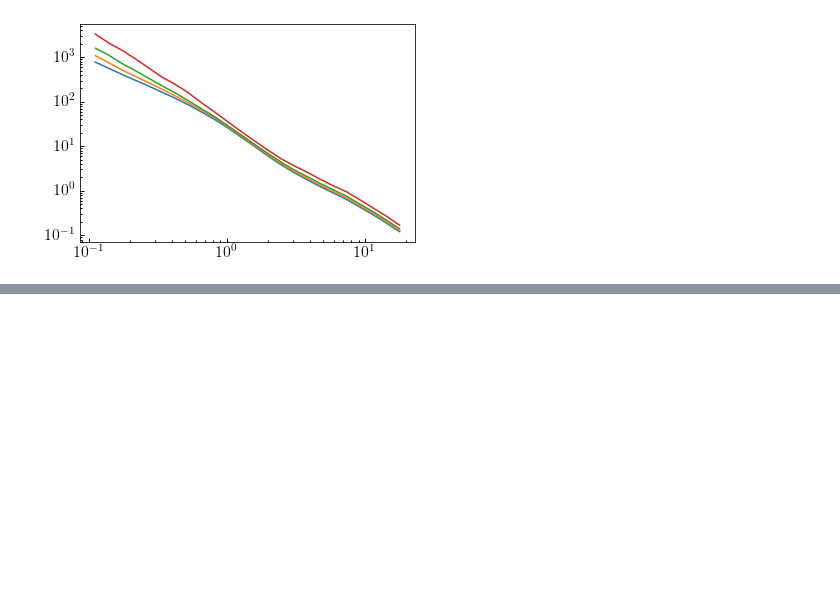
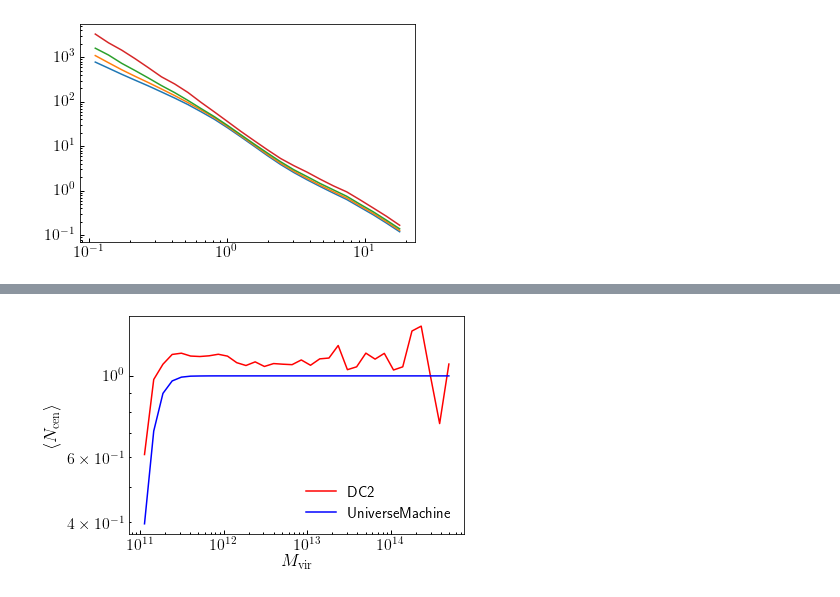
Before and after one commit to dkorytov/rescale_dc2, a Jupyter notebook: notebooks/galsample_umachine_mstar_ssfr.ipynb, the cells around one changed output, grey strips where cells are left out. Cells and saved outputs as stored; diff of their text form; code cells hidden in the pictures; blank space fills up the shorter version.

```diff
--- a/notebooks/galsample_umachine_mstar_ssfr.ipynb
+++ b/notebooks/galsample_umachine_mstar_ssfr.ipynb
@@ -194,0 +198,24 @@ ylim = ax.set_ylim(-0.5, 4)
+# %%
+from halotools.sim_manager import CachedHaloCatalog
+halocat = CachedHaloCatalog(simname='bolplanck', redshift=0)
+host_halo_mask = halocat.halo_table['halo_upid']==-1
+bpl_host_halos_mvir = np.sort(halocat.halo_table['halo_mvir'][host_halo_mask])[::-1]
+bpl_host_halos_log_mvir = np.log10(bpl_host_halos_mvir)
+
+num_bpl = len(bpl_host_halos_mvir)
+volume_bpl = 250.**3
+
+bpl_host_halos_lognd = np.log10(np.arange(1, 1+num_bpl)/volume_bpl)
+
+volume_pdc2 = 256.**3
+num_pdc2 = np.count_nonzero(pdc2_cenmask)
+pdc2_host_halos_lognd = np.log10(np.arange(1, 1+num_pdc2)/volume_pdc2)
+pdc2_host_halos_log_mvir = np.sort(
+    np.log10(protoDC2_z0['hostHaloMass'][pdc2_cenmask]))[::-1]
+
+sham_pdc2_host_halos_log_mvir = np.interp(
+    pdc2_host_halos_lognd, bpl_host_halos_lognd, np.log10(bpl_host_halos_mvir))
+sham_pdc2_host_halos_mvir = 10**sham_pdc2_host_halos_log_mvir
+
+protoDC2_z0['rescaled_hostHaloMass'] = 10**np.interp(np.log10(protoDC2_z0['hostHaloMass']),
+                pdc2_host_halos_log_mvir, sham_pdc2_host_halos_log_mvir)
@@ -194,0 +254,22 @@ ylim = ax.set_ylim(-0.5, 4)
+# %%
+haloprop_bins = np.logspace(11, 14.75, 35)
+haloprop_mids = 10**(0.5*(np.log10(haloprop_bins[:-1]) + np.log10(haloprop_bins[1:])))
+
+haloprop_galaxies = umachine_z0['host_halo_mvir'][um_cenmask]
+haloprop_halos = bpl_host_halos_mvir
+mean_ngal_um, __ = hod_from_mock(haloprop_galaxies, haloprop_halos, haloprop_bins)
+
+haloprop_galaxies = protoDC2_z0['hostHaloMass'][pdc2_cenmask]
+haloprop_halos = sham_pdc2_host_halos_mvir
+mean_ngal_pdc2, __ = hod_from_mock(haloprop_galaxies, haloprop_halos, haloprop_bins)
+
+fig, ax = plt.subplots(1, 1)
+__=ax.loglog()
+__=ax.plot(haloprop_mids, mean_ngal_pdc2, color='red', label='DC2')
+__=ax.plot(haloprop_mids, mean_ngal_um, color='blue', label=r'UniverseMachine')
+xlabel = ax.set_xlabel(r'$M_{\rm vir}$')
+ylabel = ax.set_ylabel(r'$\langle N_{\rm cen}\rangle$')
+
+__=ax.legend()
+# %% [output]
+[figure, added]
```
Also changed, not shown: parts of 9 cells of this notebook.
